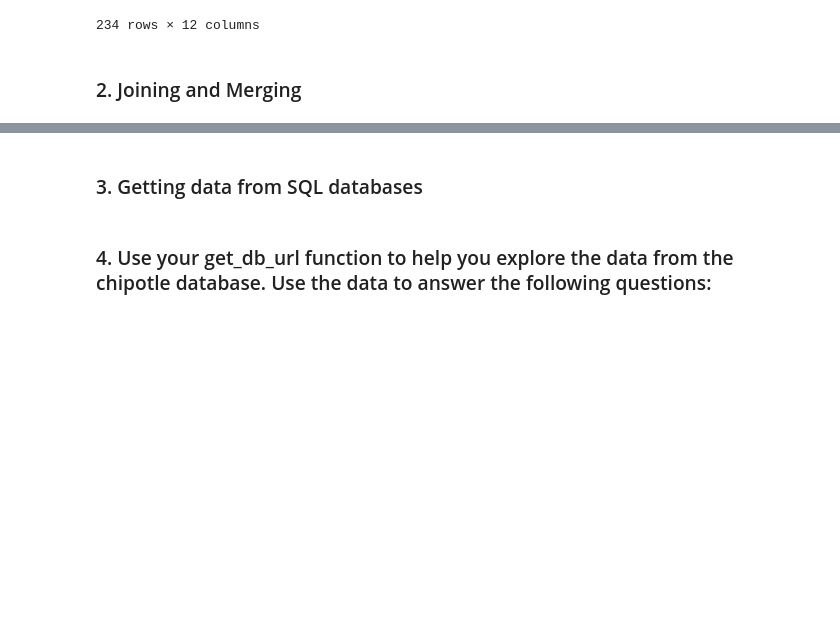
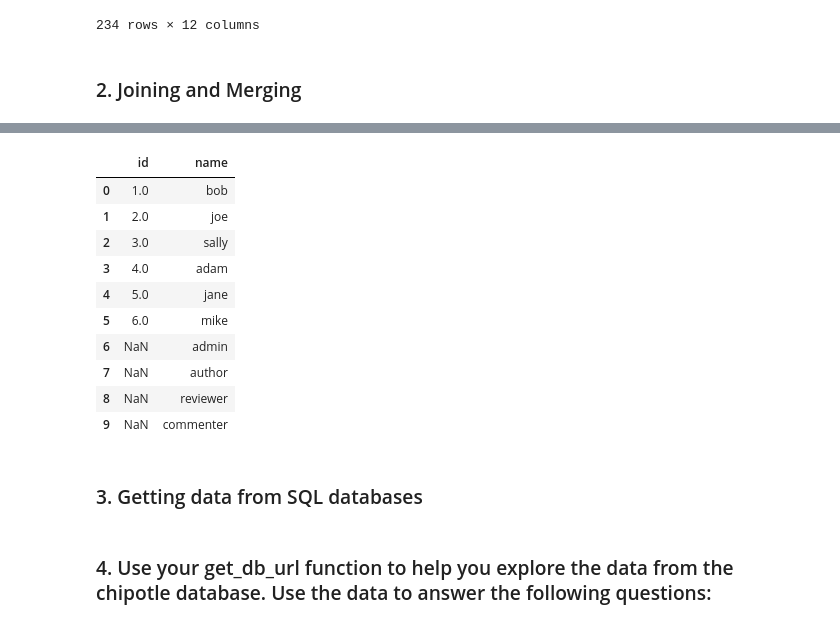
Before and after one commit to CSolitaire/numpy-pandas-visualization-exercises, a Jupyter notebook: advanced_dataframes.ipynb, the cells around one changed output, grey strips where cells are left out. Drawn from its saved outputs; the diff is of its cells as text; code cells hidden in the pictures; blank space fills up the shorter version.

```diff
--- a/advanced_dataframes.ipynb
+++ b/advanced_dataframes.ipynb
@@ -186,2 +243,8 @@ mpg_df.sort_values(by=['avg_mpg', 'trans'], ascending = False)
 # %%
 # What happens if you drop the foreign keys from the dataframes and try to merge them?
+
+users_test = pd.DataFrame({
+    'id': [1, 2, 3, 4, 5, 6],
+    'name': ['bob', 'joe', 'sally', 'adam', 'jane', 'mike'],
+})
+users_test
@@ -187,0 +259,5 @@ mpg_df.sort_values(by=['avg_mpg', 'trans'], ascending = False)
+# %%
+roles_test = pd.DataFrame({
+    'name': ['admin', 'author', 'reviewer', 'commenter']
+})
+roles_test
@@ -188,3 +270,19 @@ mpg_df.sort_values(by=['avg_mpg', 'trans'], ascending = False)
+# %%
+# The merging...
+no_foreign_key = pd.merge(users_test, roles_test, left_on = 'name', right_on = 'name' , how = 'outer')
+no_foreign_key
+# %% [output]
+|  | id | name |
+| 0 | 1.0 | bob |
+| 1 | 2.0 | joe |
+| 2 | 3.0 | sally |
+| 3 | 4.0 | adam |
+| 4 | 5.0 | jane |
+| 5 | 6.0 | mike |
+| 6 | NaN | admin |
+| 7 | NaN | author |
+| 8 | NaN | reviewer |
+| 9 | NaN | commenter |
 # %% [markdown]
 ### 3. Getting data from SQL databases
 # %%
```
Also changed, not shown: parts of 8 cells of this notebook.
